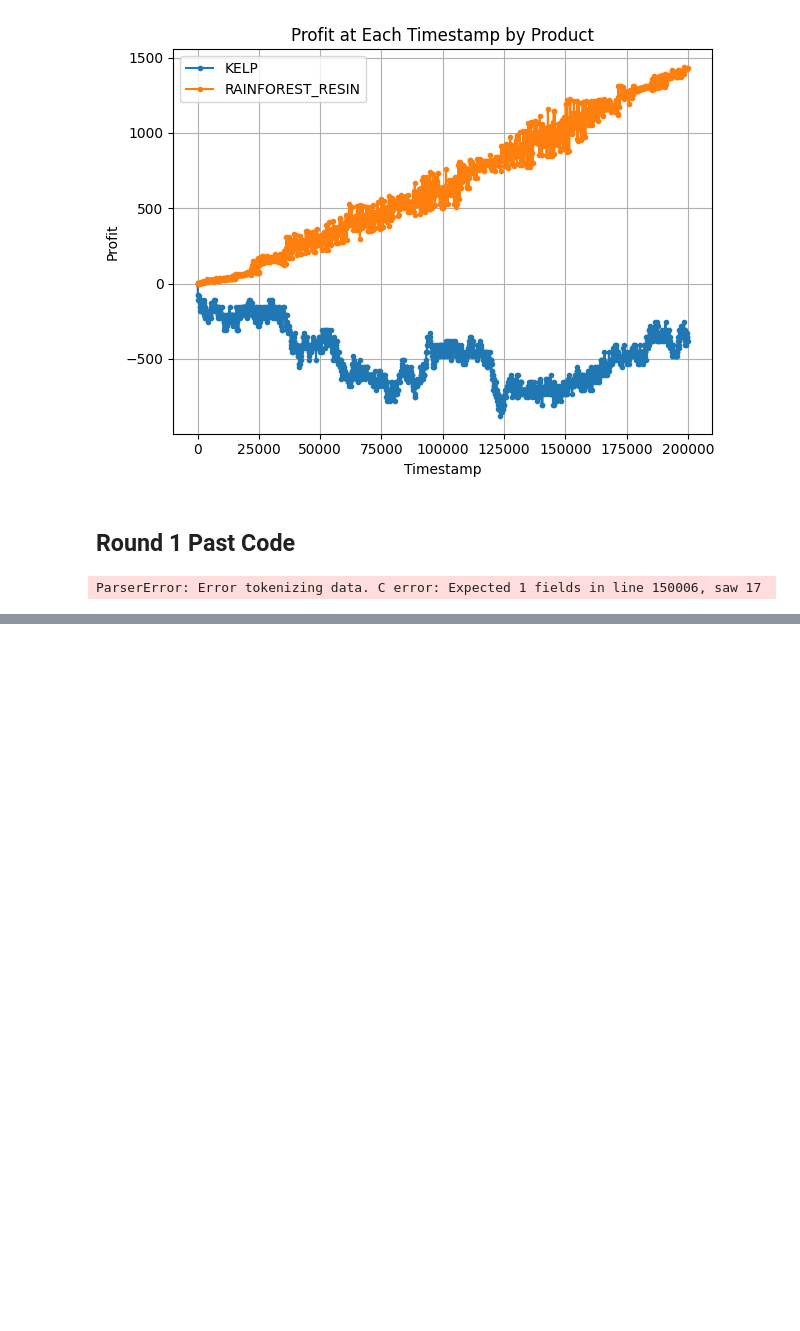
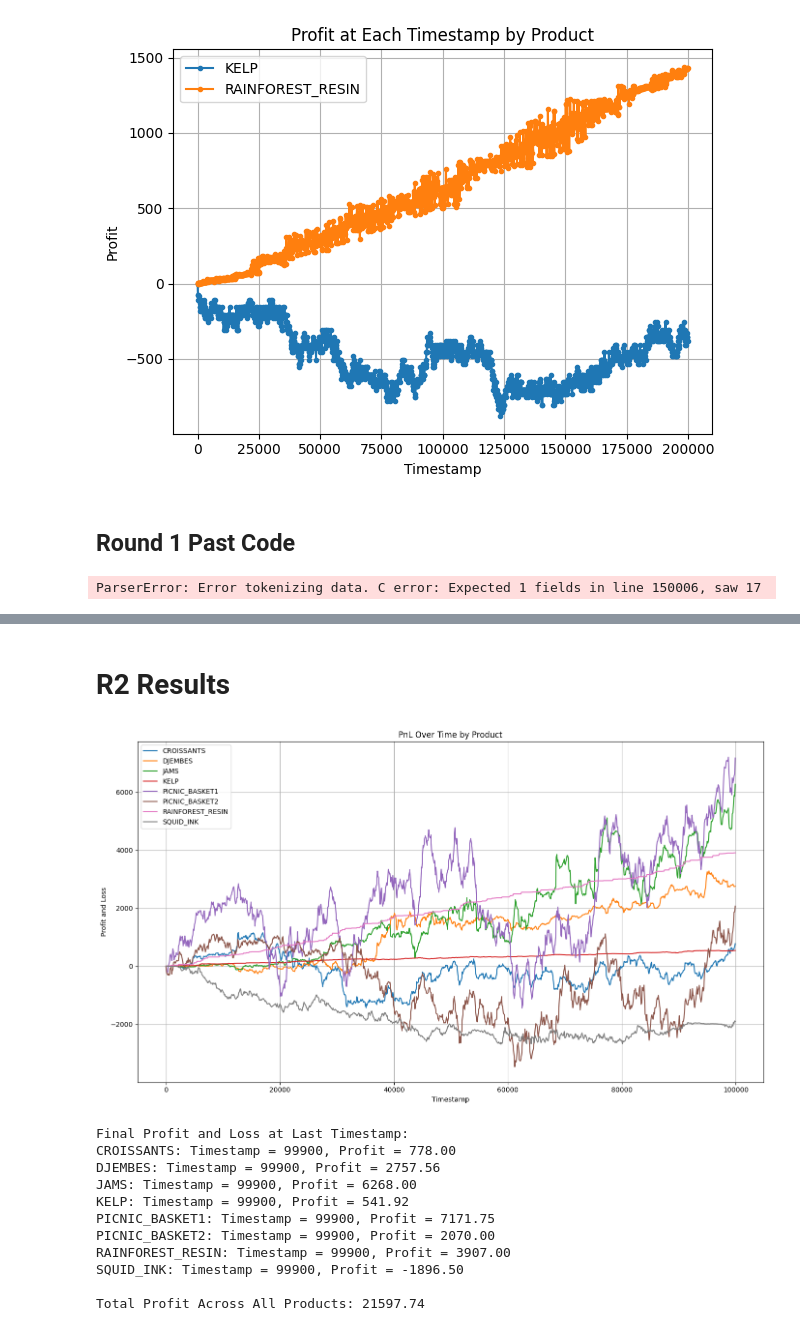
Before and after one commit to kgawande1/aura-farmers, a Jupyter notebook: Tutorial/visualizer.ipynb, the cells around one changed output, grey strips where cells are left out. Saved outputs shown, nothing was run; the diff lists cells and outputs as text; code cells hidden in the pictures; blank space fills up the shorter version.

```diff
--- a/Tutorial/visualizer.ipynb
+++ b/Tutorial/visualizer.ipynb
@@ -144,0 +217,60 @@ plt.show()
+# %% [markdown]
+# R2 Results
+# %%
+
+
+import pandas as pd
+import matplotlib.pyplot as plt
+
+# Load the CSV file (adjust the path if running locally)
+file_path = "/Users/kgawande/Downloads/affa9bec-5200-42e2-816b-53596d7ec1c5.csv"  # Replace with your actual file path
+df = pd.read_csv(file_path, delimiter=';')
+
+# Ensure the key columns are in the right format
+df['timestamp'] = pd.to_numeric(df['timestamp'], errors='coerce')
+df['profit_and_loss'] = pd.to_numeric(df['profit_and_loss'], errors='coerce')
+
+# Drop rows with missing essential data
+df.dropna(subset=['timestamp', 'product', 'profit_and_loss'], inplace=True)
+
+# Group by product
+grouped = df.groupby('product')
+
+# Plot PnL over time for each product
+plt.figure(figsize=(14, 8))
+for name, group in grouped:
+    plt.plot(group['timestamp'], group['profit_and_loss'], label=name)
+plt.xlabel("Timestamp")
+plt.ylabel("Profit and Loss")
+plt.title("PnL Over Time by Product")
+plt.legend()
+plt.grid(True)
+plt.tight_layout()
+plt.show()
+
+# Get the final profit at the last timestamp for each product
+final_pnl = grouped.apply(lambda g: g[g['timestamp'] == g['timestamp'].max()][['timestamp', 'profit_and_loss']].iloc[-1])
+
+# Print the final results
+print("Final Profit and Loss at Last Timestamp:")
+total_profit = 0
+for product, row in final_pnl.iterrows():
+    profit = row['profit_and_loss']
+    total_profit += profit
+    print(f"{product}: Timestamp = {int(row['timestamp'])}, Profit = {profit:.2f}")
+
+# Print total profit
+print(f"\nTotal Profit Across All Products: {total_profit:.2f}")
+# %% [output]
+[figure, added]
+Final Profit and Loss at Last Timestamp:
+CROISSANTS: Timestamp = 99900, Profit = 778.00
+DJEMBES: Timestamp = 99900, Profit = 2757.56
+JAMS: Timestamp = 99900, Profit = 6268.00
+KELP: Timestamp = 99900, Profit = 541.92
+PICNIC_BASKET1: Timestamp = 99900, Profit = 7171.75
+PICNIC_BASKET2: Timestamp = 99900, Profit = 2070.00
+RAINFOREST_RESIN: Timestamp = 99900, Profit = 3907.00
+SQUID_INK: Timestamp = 99900, Profit = -1896.50
+
+Total Profit Across All Products: 21597.74
```
Also changed, not shown: parts of 3 cells of this notebook, 19 other files.
